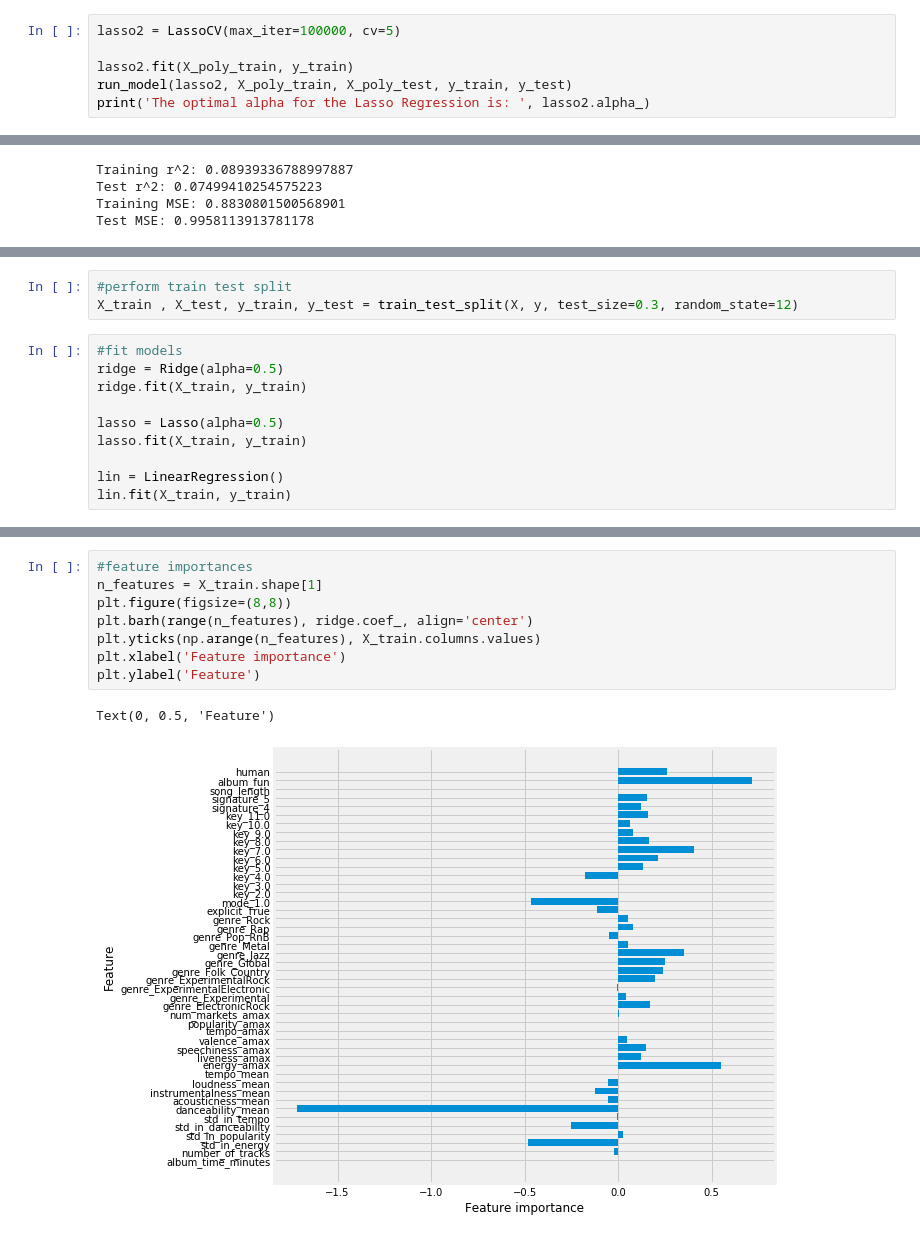
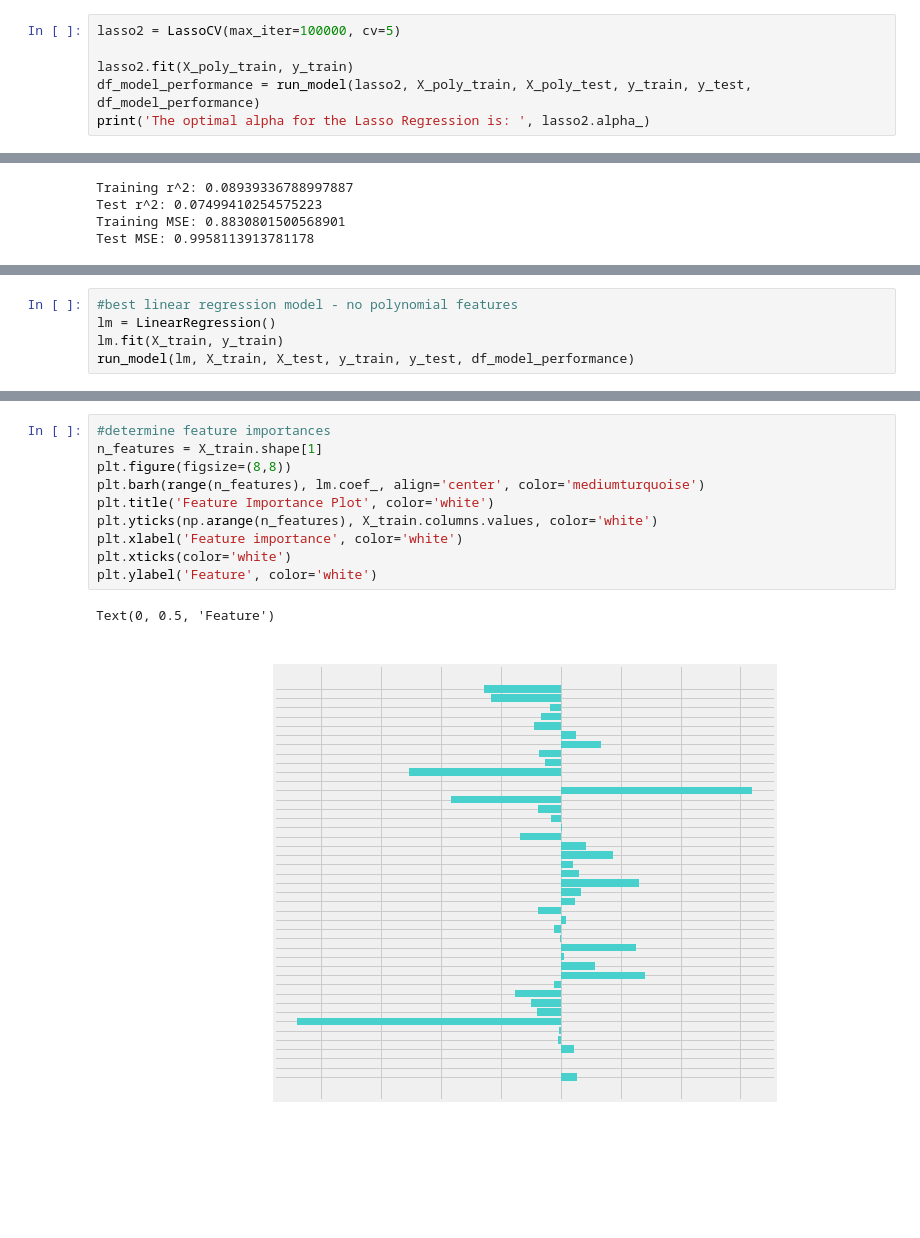
Before and after one commit to bpbull/virtual_vinyl_critic, a Jupyter notebook: modeling.ipynb, the cells around one changed output, grey strips where cells are left out. Cells and saved outputs as stored; diff of their text form; blank space fills up the shorter version.

```diff
--- a/modeling.ipynb
+++ b/modeling.ipynb
@@ -336,6 +386,6 @@ The optimal alpha for the Ridge Regression is:  10.0
 lasso2 = LassoCV(max_iter=100000, cv=5)
 
 lasso2.fit(X_poly_train, y_train)
-run_model(lasso2, X_poly_train, X_poly_test, y_train, y_test)
+df_model_performance = run_model(lasso2, X_poly_train, X_poly_test, y_train, y_test, df_model_performance)
 print('The optimal alpha for the Lasso Regression is: ', lasso2.alpha_)
 # %% [output]
@@ -530,13 +481,0 @@ X = df_fin.drop(['Score_amax'], axis=1)
-# %%
-#perform train test split
-X_train , X_test, y_train, y_test = train_test_split(X, y, test_size=0.3, random_state=12)
-# %%
-#fit models
-ridge = Ridge(alpha=0.5)
-ridge.fit(X_train, y_train)
-
-lasso = Lasso(alpha=0.5)
-lasso.fit(X_train, y_train)
-
-lin = LinearRegression()
-lin.fit(X_train, y_train)
@@ -614,0 +505,5 @@ Root Mean Squared Error: 1.0449603520849329
+# %%
+#best linear regression model - no polynomial features
+lm = LinearRegression()
+lm.fit(X_train, y_train)
+run_model(lm, X_train, X_test, y_train, y_test, df_model_performance)
@@ -615,11 +535,13 @@ Root Mean Squared Error: 1.0449603520849329
 # %%
-#feature importances
+#determine feature importances
 n_features = X_train.shape[1]
 plt.figure(figsize=(8,8))
-plt.barh(range(n_features), ridge.coef_, align='center')
-plt.yticks(np.arange(n_features), X_train.columns.values)
-plt.xlabel('Feature importance')
-plt.ylabel('Feature')
+plt.barh(range(n_features), lm.coef_, align='center', color='mediumturquoise')
+plt.title('Feature Importance Plot', color='white')
+plt.yticks(np.arange(n_features), X_train.columns.values, color='white')
+plt.xlabel('Feature importance', color='white')
+plt.xticks(color='white')
+plt.ylabel('Feature', color='white')
 # %% [output]
 Text(0, 0.5, 'Feature')
-[figure, old version]
+[figure, new version]
```
Also changed, not shown: parts of 62 cells of this notebook.
